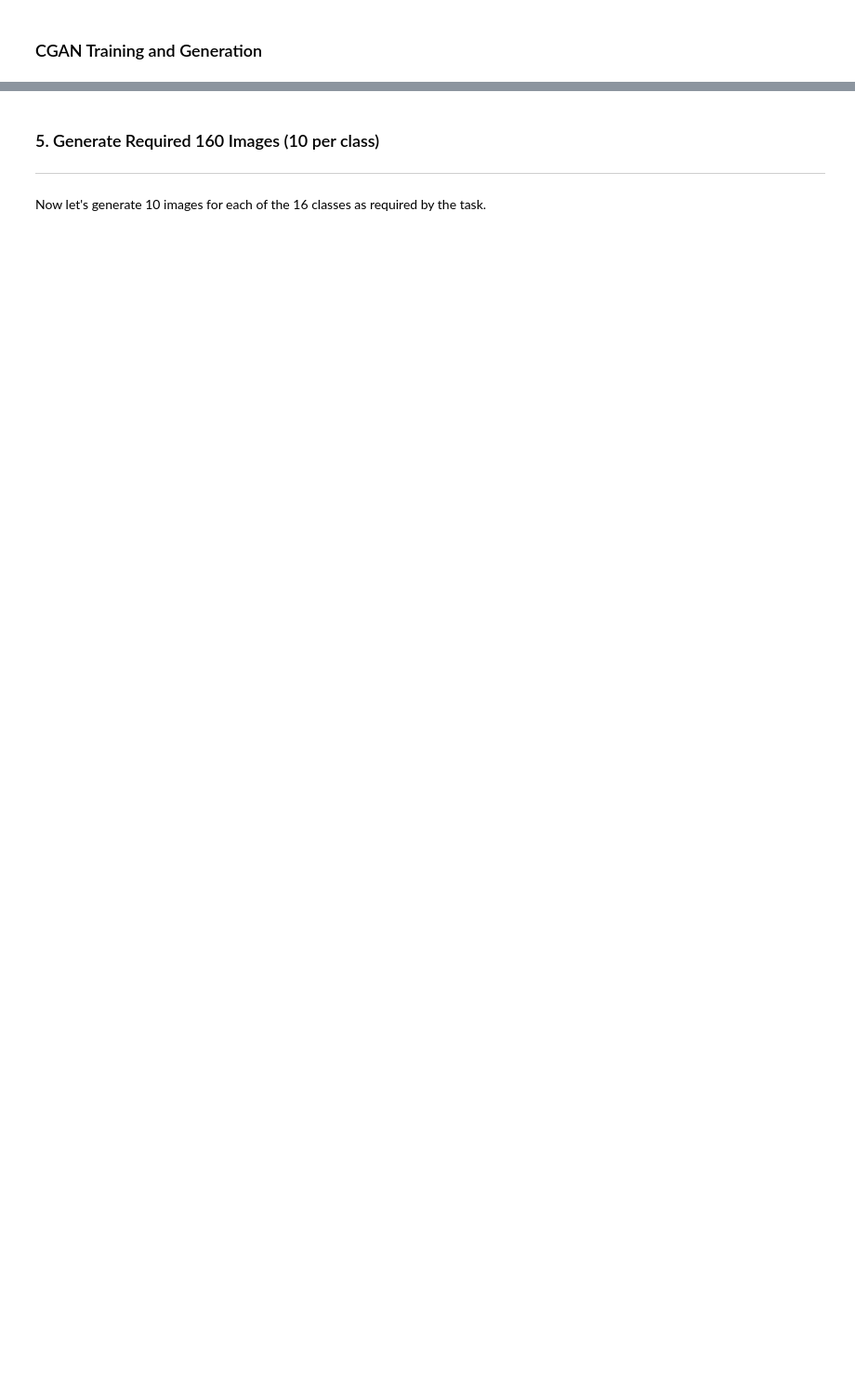
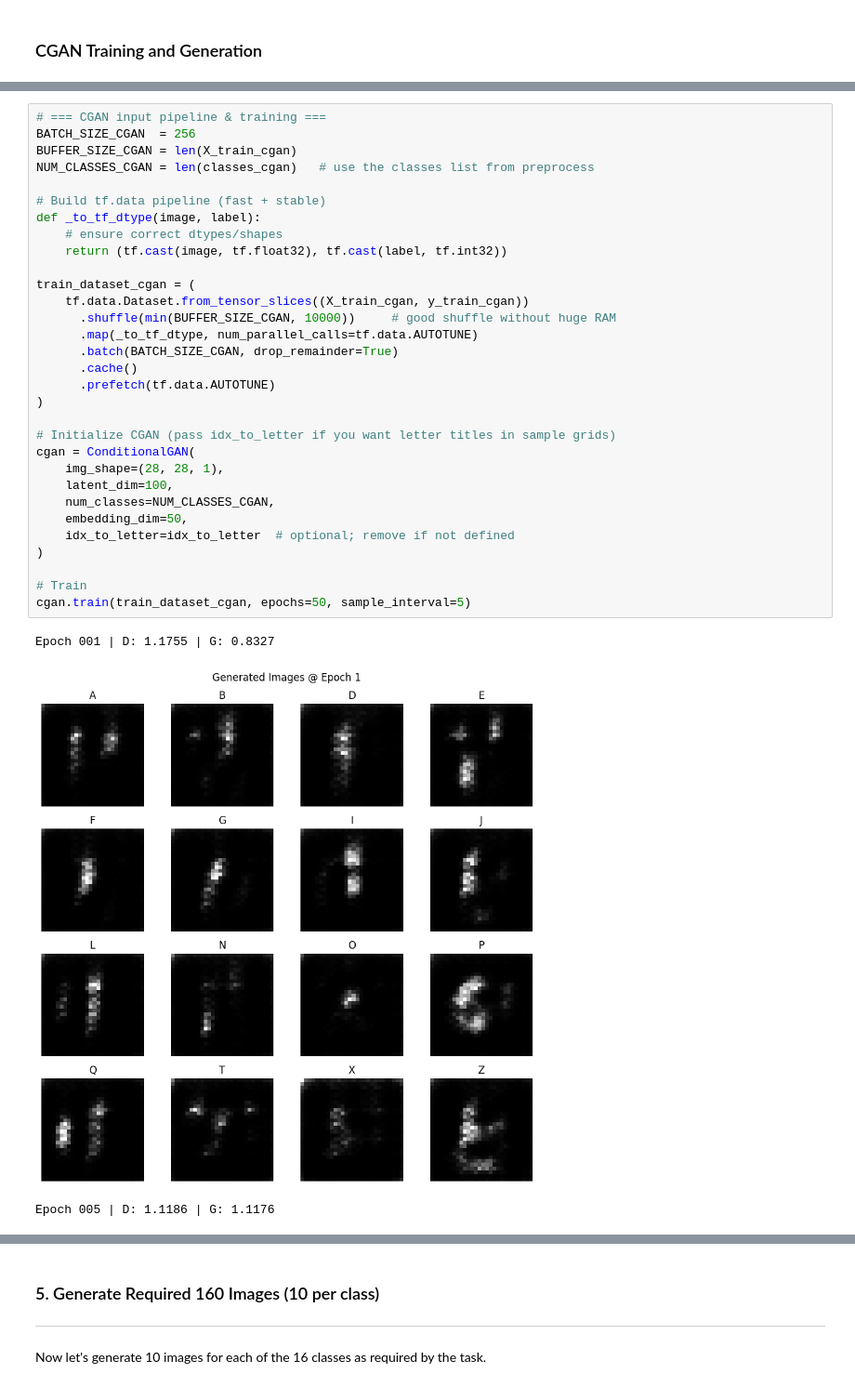
Before and after one commit to ATLAS097/Deep-Learning-CA-2, a Jupyter notebook: GAN_Part_A.ipynb, the cells around one changed output, grey strips where cells are left out. Shown at 93% size. Cells and saved outputs as stored; diff of their text form; blank space fills up the shorter version.

```diff
--- a/GAN_Part_A.ipynb
+++ b/GAN_Part_A.ipynb
@@ -1387,0 +1670,35 @@ Epoch 25 [D loss: 0.8842] [G loss: 1.5426]
+# %%
+# === CGAN input pipeline & training ===
+BATCH_SIZE_CGAN  = 256
+BUFFER_SIZE_CGAN = len(X_train_cgan)
+NUM_CLASSES_CGAN = len(classes_cgan)   # use the classes list from preprocess
+
+# Build tf.data pipeline (fast + stable)
+def _to_tf_dtype(image, label):
+    # ensure correct dtypes/shapes
+    return (tf.cast(image, tf.float32), tf.cast(label, tf.int32))
+
+train_dataset_cgan = (
+    tf.data.Dataset.from_tensor_slices((X_train_cgan, y_train_cgan))
+      .shuffle(min(BUFFER_SIZE_CGAN, 10000))     # good shuffle without huge RAM
+      .map(_to_tf_dtype, num_parallel_calls=tf.data.AUTOTUNE)
+      .batch(BATCH_SIZE_CGAN, drop_remainder=True)
+      .cache()
+      .prefetch(tf.data.AUTOTUNE)
+)
+
+# Initialize CGAN (pass idx_to_letter if you want letter titles in sample grids)
+cgan = ConditionalGAN(
+    img_shape=(28, 28, 1),
+    latent_dim=100,
+    num_classes=NUM_CLASSES_CGAN,
+    embedding_dim=50,
+    idx_to_letter=idx_to_letter  # optional; remove if not defined
+)
+
+# Train
+cgan.train(train_dataset_cgan, epochs=50, sample_interval=5)
+# %% [output]
+Epoch 001 | D: 1.1755 | G: 0.8327
+[figure, added]
+Epoch 005 | D: 1.1186 | G: 1.1176
```
Also changed, not shown: parts of 41 cells of this notebook.
